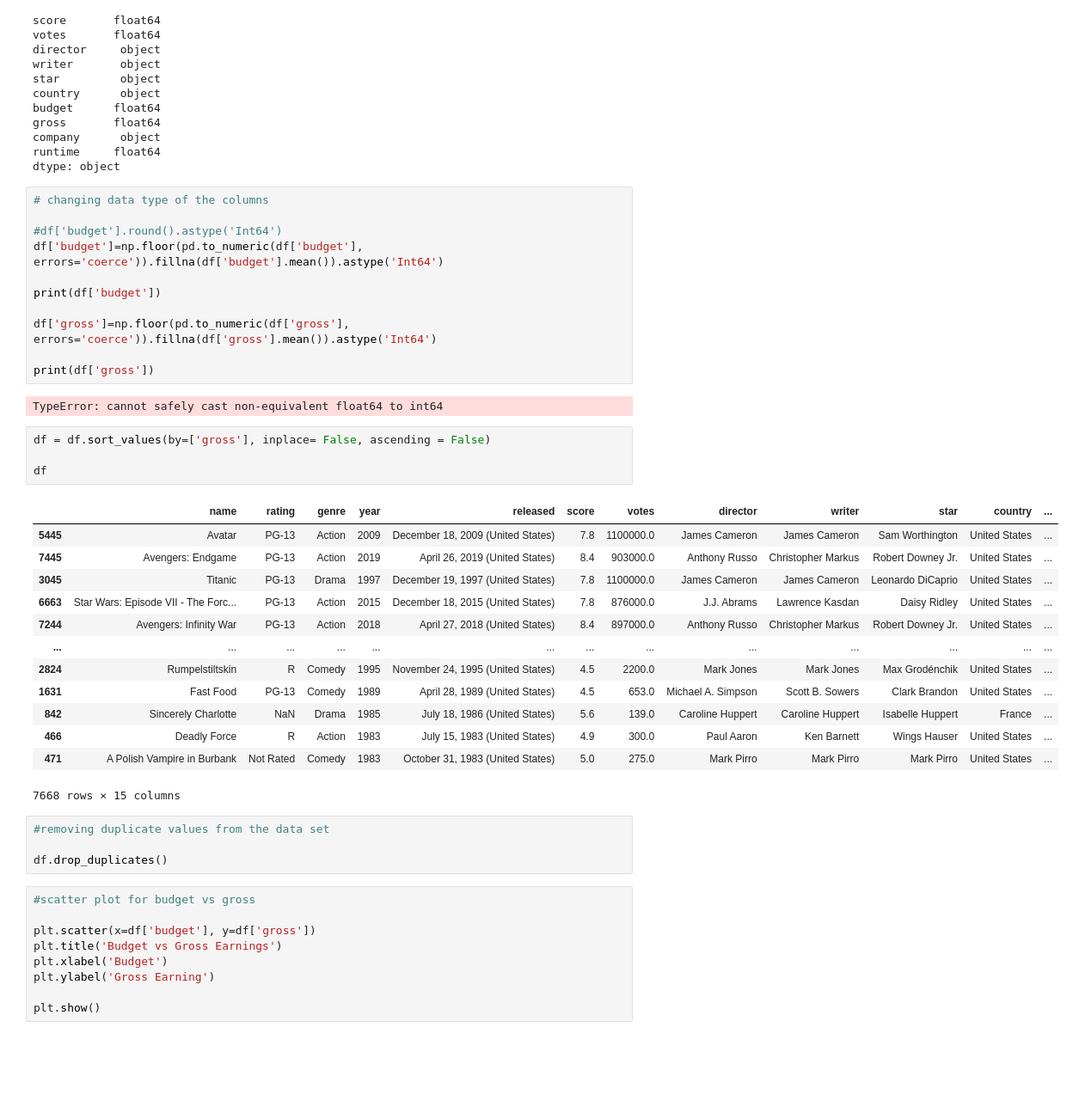
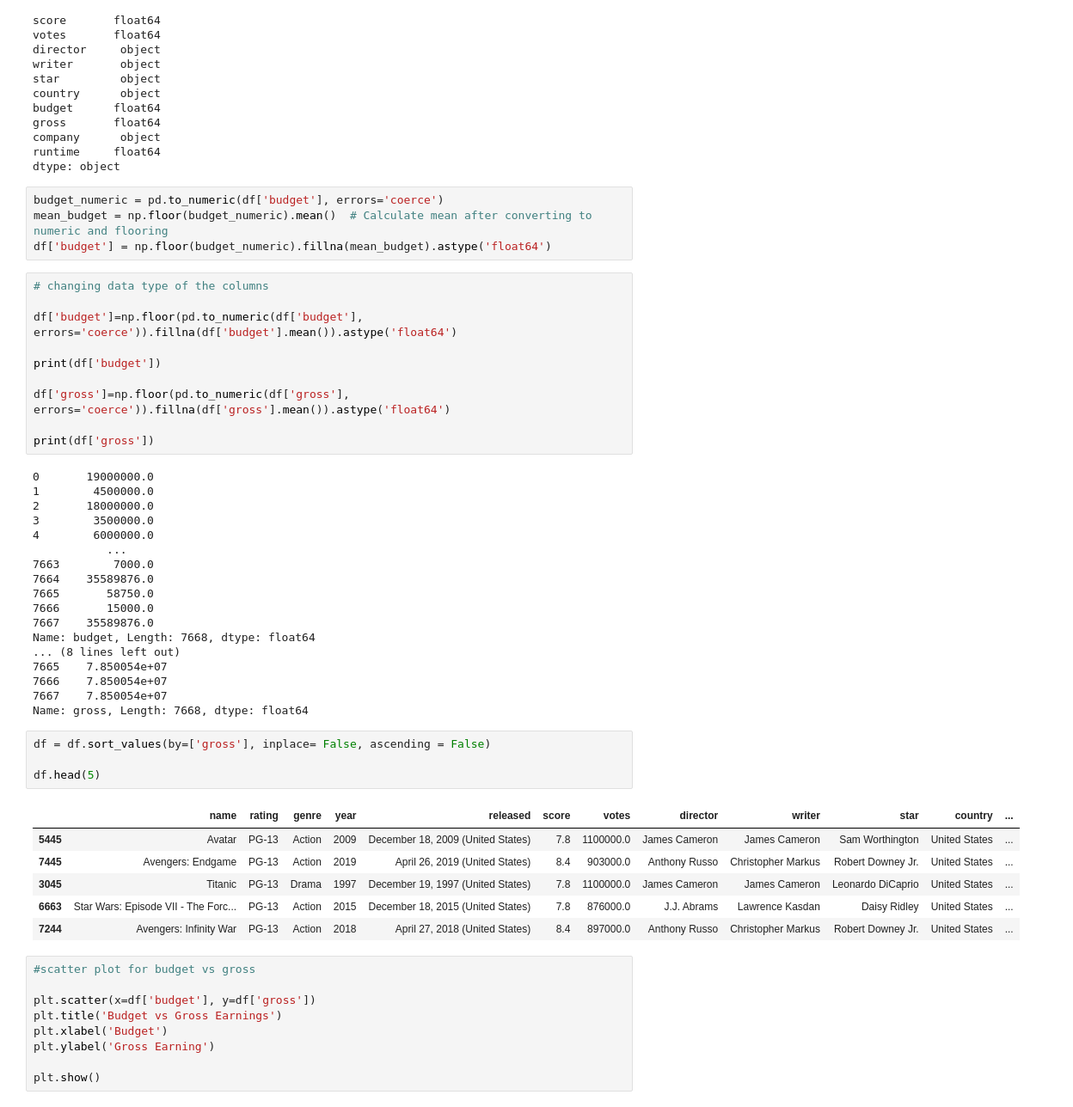
Before and after one commit to milan007-code/Data-Correlation--Python-script, a Jupyter notebook: Python Correlation project movies v1.ipynb, the cells around one changed output. Shown at 86% size. Cells and saved outputs as stored; diff of their text form; blank space fills up the shorter version.

```diff
--- a/Python Correlation project movies v1.ipynb
+++ b/Python Correlation project movies v1.ipynb
@@ -68,41 +86,49 @@ gross       float64
 company      object
 runtime     float64
 dtype: object
+# %%
+budget_numeric = pd.to_numeric(df['budget'], errors='coerce')
+mean_budget = np.floor(budget_numeric).mean()  # Calculate mean after converting to numeric and flooring
+df['budget'] = np.floor(budget_numeric).fillna(mean_budget).astype('float64')
 # %%
 # changing data type of the columns
 
-#df['budget'].round().astype('Int64')
-df['budget']=np.floor(pd.to_numeric(df['budget'], errors='coerce')).fillna(df['budget'].mean()).astype('Int64')
+df['budget']=np.floor(pd.to_numeric(df['budget'], errors='coerce')).fillna(df['budget'].mean()).astype('float64')
 
 print(df['budget'])
 
-df['gross']=np.floor(pd.to_numeric(df['gross'], errors='coerce')).fillna(df['gross'].mean()).astype('Int64')
+df['gross']=np.floor(pd.to_numeric(df['gross'], errors='coerce')).fillna(df['gross'].mean()).astype('float64')
 
 print(df['gross'])
 # %% [output]
-TypeError: cannot safely cast non-equivalent float64 to int64
+0       19000000.0
+1        4500000.0
+2       18000000.0
+3        3500000.0
+4        6000000.0
+           ...
+7663        7000.0
+7664    35589876.0
+7665       58750.0
+7666       15000.0
+7667    35589876.0
+Name: budget, Length: 7668, dtype: float64
+... (8 lines left out)
+7665    7.850054e+07
+7666    7.850054e+07
+7667    7.850054e+07
+Name: gross, Length: 7668, dtype: float64
 # %%
 df = df.sort_values(by=['gross'], inplace= False, ascending = False)
 
-df
+df.head(5)
 # %% [output]
 |  | name | rating | genre | year | released | score | votes | director | writer | star | country | ... |
 | 5445 | Avatar | PG-13 | Action | 2009 | December 18, 2009 (United States) | 7.8 | 1100000.0 | James Cameron | James Cameron | Sam Worthington | United States | ... |
 | 7445 | Avengers: Endgame | PG-13 | Action | 2019 | April 26, 2019 (United States) | 8.4 | 903000.0 | Anthony Russo | Christopher Markus | Robert Downey Jr. | United States | ... |
 | 3045 | Titanic | PG-13 | Drama | 1997 | December 19, 1997 (United States) | 7.8 | 1100000.0 | James Cameron | James Cameron | Leonardo DiCaprio | United States | ... |
 | 6663 | Star Wars: Episode VII - The Forc... | PG-13 | Action | 2015 | December 18, 2015 (United States) | 7.8 | 876000.0 | J.J. Abrams | Lawrence Kasdan | Daisy Ridley | United States | ... |
 | 7244 | Avengers: Infinity War | PG-13 | Action | 2018 | April 27, 2018 (United States) | 8.4 | 897000.0 | Anthony Russo | Christopher Markus | Robert Downey Jr. | United States | ... |
-| ... | ... | ... | ... | ... | ... | ... | ... | ... | ... | ... | ... | ... |
-| 2824 | Rumpelstiltskin | R | Comedy | 1995 | November 24, 1995 (United States) | 4.5 | 2200.0 | Mark Jones | Mark Jones | Max Grodénchik | United States | ... |
-| 1631 | Fast Food | PG-13 | Comedy | 1989 | April 28, 1989 (United States) | 4.5 | 653.0 | Michael A. Simpson | Scott B. Sowers | Clark Brandon | United States | ... |
-| 842 | Sincerely Charlotte | NaN | Drama | 1985 | July 18, 1986 (United States) | 5.6 | 139.0 | Caroline Huppert | Caroline Huppert | Isabelle Huppert | France | ... |
-| 466 | Deadly Force | R | Action | 1983 | July 15, 1983 (United States) | 4.9 | 300.0 | Paul Aaron | Ken Barnett | Wings Hauser | United States | ... |
-| 471 | A Polish Vampire in Burbank | Not Rated | Comedy | 1983 | October 31, 1983 (United States) | 5.0 | 275.0 | Mark Pirro | Mark Pirro | Mark Pirro | United States | ... |
-7668 rows × 15 columns
-# %%
-#removing duplicate values from the data set
-
-df.drop_duplicates()
 # %%
 #scatter plot for budget vs gross
 
```
Also changed, not shown: parts of 10 cells of this notebook.
